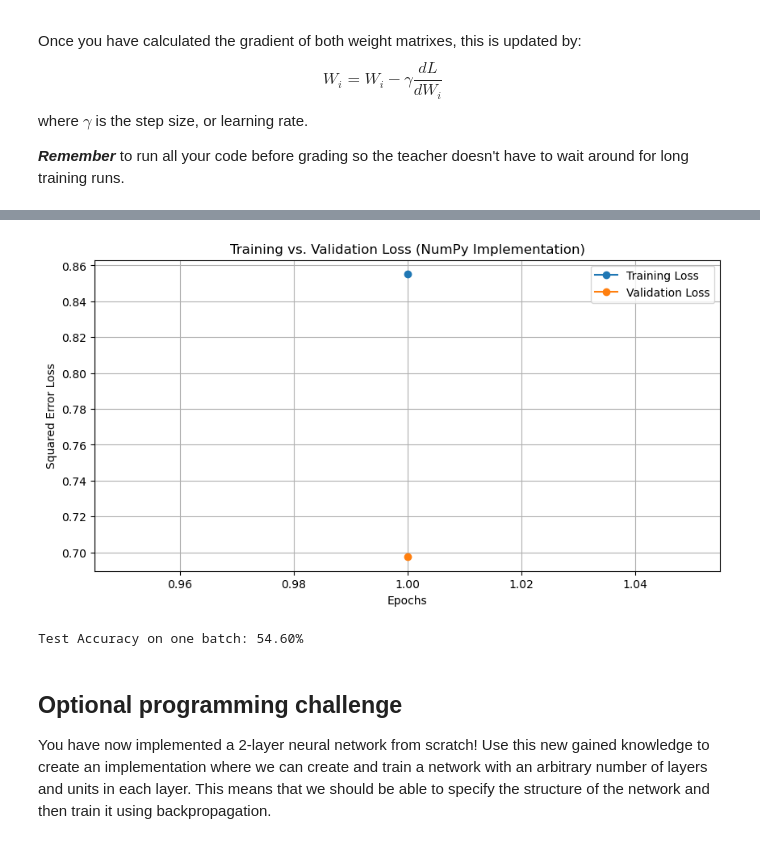
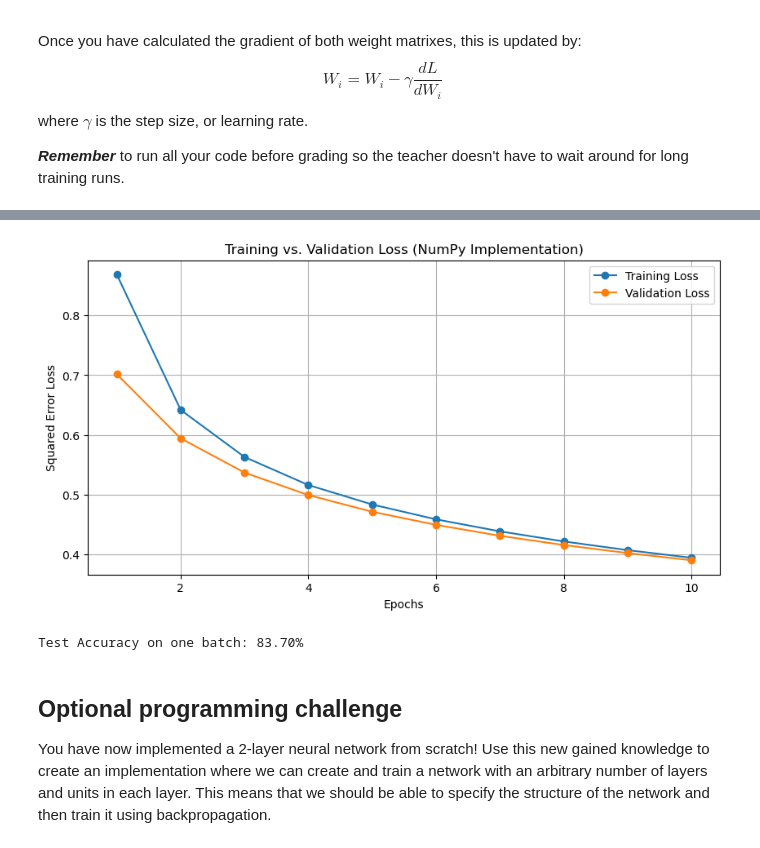
Before and after one commit to vachanaj/D7046E, a Jupyter notebook: lab1/ANN-Exercise-1.ipynb, the cells around one changed output, grey strips where cells are left out. Drawn from its saved outputs; the diff is of its cells as text; code cells hidden in the pictures.

Commit message:
ran task 3 for 10 epochs

```diff
--- a/lab1/ANN-Exercise-1.ipynb
+++ b/lab1/ANN-Exercise-1.ipynb
@@ -469,7 +469,7 @@ import numpy as np
 import matplotlib.pyplot as plt
 import sys
 
-epochs = 1  # Set the number of epochs to train for
+epochs = 10  # Set the number of epochs to train for
 D_in = 784   # Input size, images are 28x28 = 784 element vectors
 D_out = 10   # Output size, 10 digit classes
 H1 = 100     # Hidden layer size
@@ -493,7 +493,6 @@ best_w2 = w2.copy()
 # Train for a number of epochs
 for epoch in range(epochs):
     # Training by looping over training set
-    print(epochs)
     for inputs, labels in train_loader:
         inputs = inputs.numpy()
         labels = labels.numpy()
@@ -625,5 +632,5 @@ Epoch 1/1 | val loss: 0.6975 | val acc: 60.74%
-[figure, old version]
+[figure, new version]
-Test Accuracy on one batch: 54.60%
+Test Accuracy on one batch: 83.70%
 # %% [markdown]
 ## Optional programming challenge
 You have now implemented a 2-layer neural network from scratch! Use this new gained knowledge to create an implementation where we can create and train a network with an arbitrary number of layers and units in each layer. This means that we should be able to specify the structure of the network and then train it using backpropagation.
```
Also changed, not shown: parts of 1 cell of this notebook.
